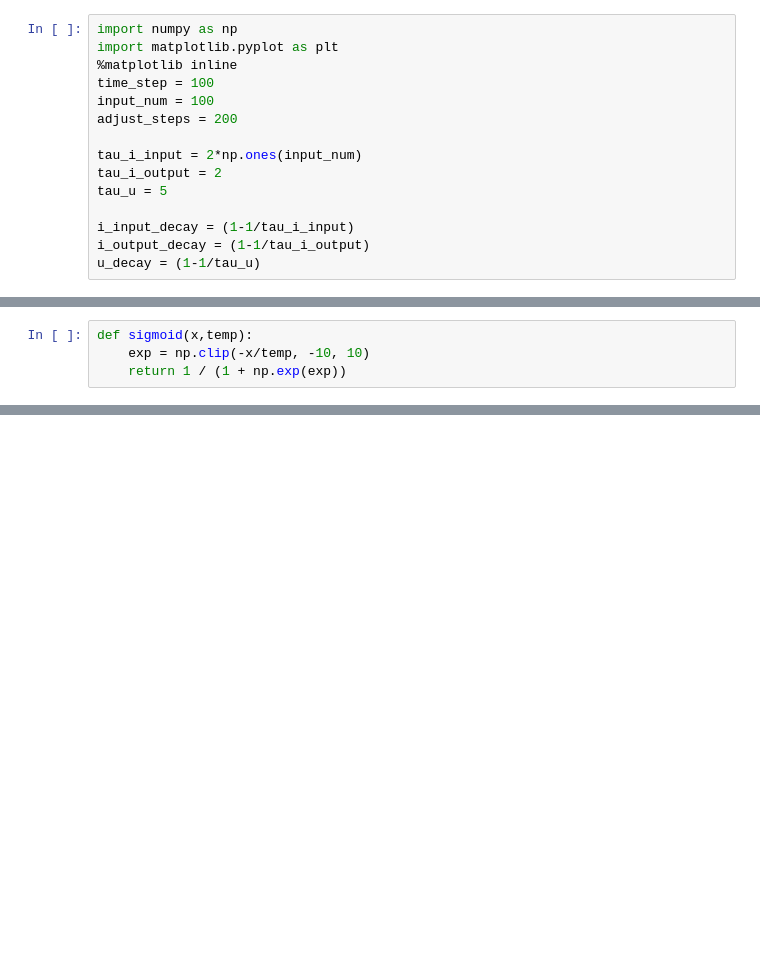
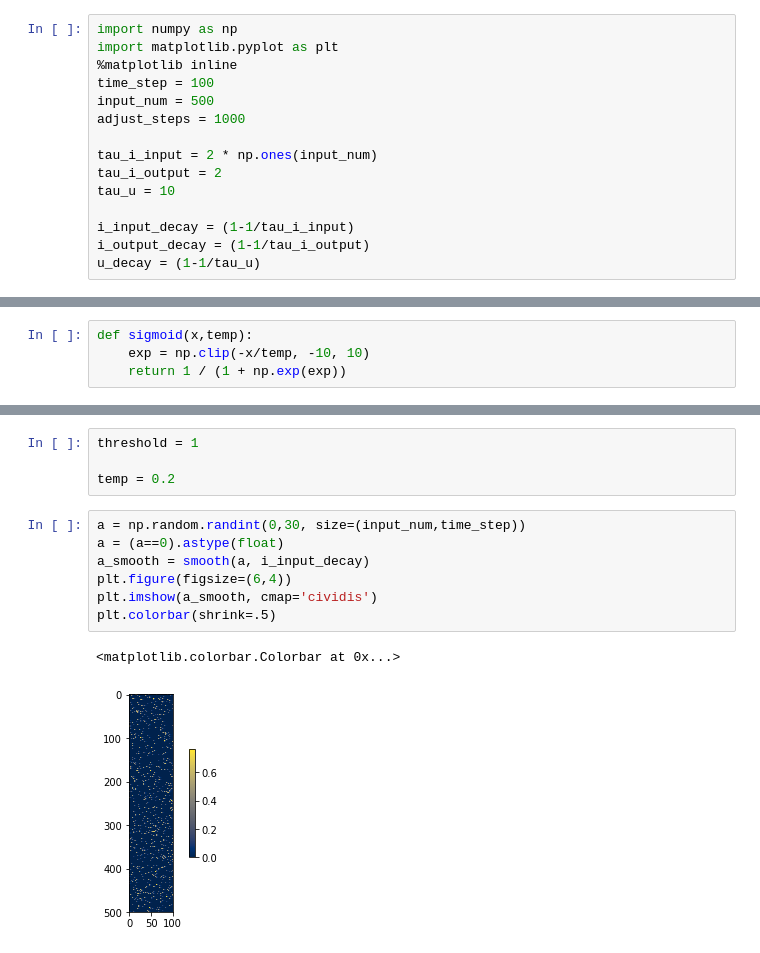
Before and after one commit to superrrpotato/Acc-Timing, a Jupyter notebook: toy_experiment.ipynb, the cells around one changed output, grey strips where cells are left out. Cells and saved outputs as stored; diff of their text form; blank space fills up the shorter version.

```diff
--- a/toy_experiment.ipynb
+++ b/toy_experiment.ipynb
@@ -3,12 +3,12 @@ import numpy as np
 import matplotlib.pyplot as plt
 %matplotlib inline
 time_step = 100
-input_num = 100
-adjust_steps = 200
+input_num = 500
+adjust_steps = 1000
 
-tau_i_input = 2*np.ones(input_num)
+tau_i_input = 2 * np.ones(input_num)
 tau_i_output = 2
-tau_u = 5
+tau_u = 10
 
 i_input_decay = (1-1/tau_i_input)
 i_output_decay = (1-1/tau_i_output)
@@ -39,0 +135,14 @@ output = np.zeros(time_step)
+# %%
+threshold = 1
+
+temp = 0.2
+# %%
+a = np.random.randint(0,30, size=(input_num,time_step))
+a = (a==0).astype(float)
+a_smooth = smooth(a, i_input_decay)
+plt.figure(figsize=(6,4))
+plt.imshow(a_smooth, cmap='cividis')
+plt.colorbar(shrink=.5)
+# %% [output]
+<matplotlib.colorbar.Colorbar at 0x...>
+[figure, added]
```
Also changed, not shown: parts of 13 cells of this notebook.
